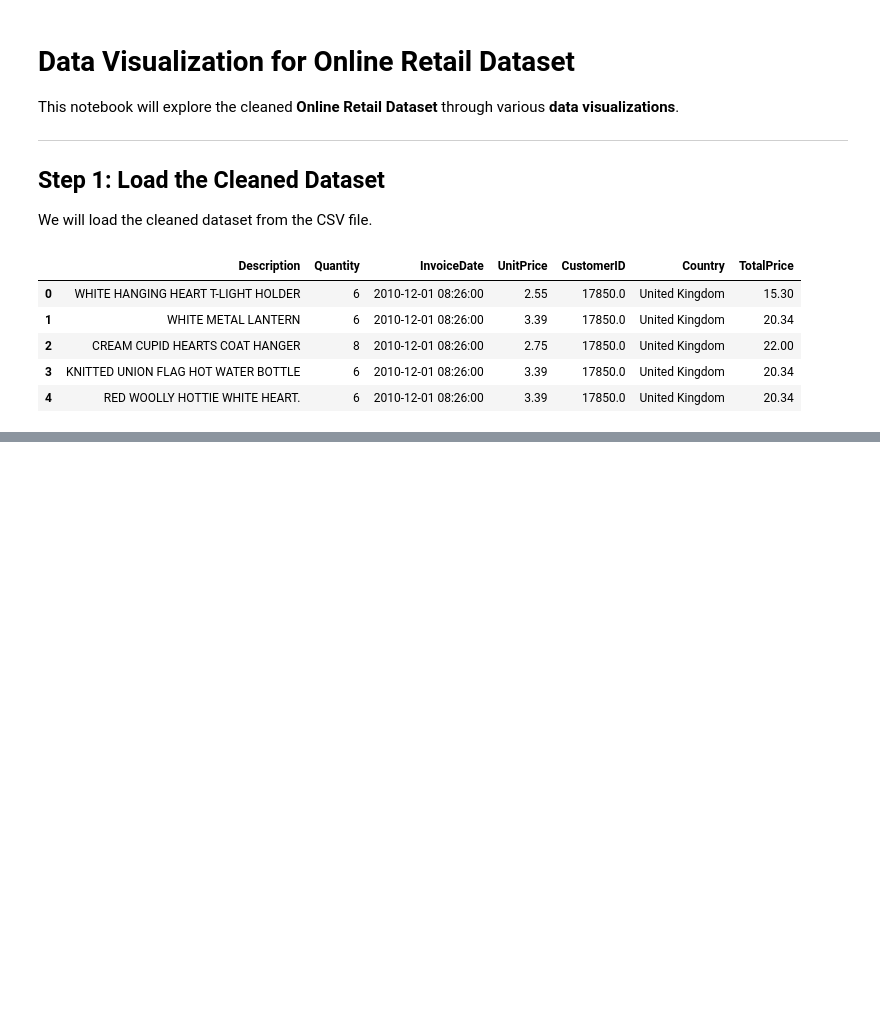
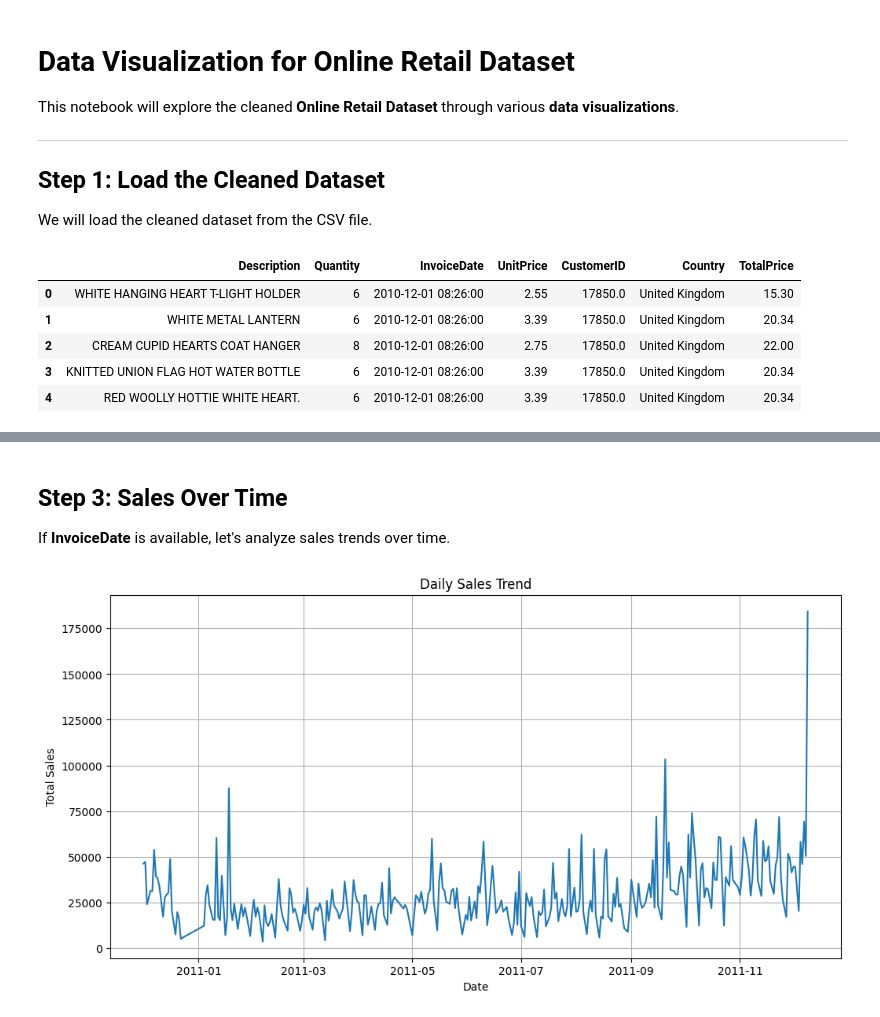
Before and after one commit to zainhaidar16/EcommerceSalesETL, a Jupyter notebook: DataVisualization.ipynb, the cells around one changed output, grey strips where cells are left out. Drawn from its saved outputs; the diff is of its cells as text; code cells hidden in the pictures; blank space fills up the shorter version.

```diff
--- a/DataVisualization.ipynb
+++ b/DataVisualization.ipynb
@@ -25,0 +39,20 @@ df.head()
+# %% [markdown]
+## **Step 3: Sales Over Time**
+If **InvoiceDate** is available, let's analyze sales trends over time.
+# %%
+# Convert InvoiceDate to datetime if not already converted
+df['InvoiceDate'] = pd.to_datetime(df['InvoiceDate'])
+
+# Group by date and sum TotalPrice
+df_daily_sales = df.groupby(df['InvoiceDate'].dt.date)['TotalPrice'].sum()
+
+# Plot sales over time
+plt.figure(figsize=(12, 6))
+df_daily_sales.plot()
+plt.title("Daily Sales Trend")
+plt.xlabel("Date")
+plt.ylabel("Total Sales")
+plt.grid(True)
+plt.show()
+# %% [output]
+[figure, added]
```
Also changed, not shown: parts of 9 cells of this notebook.
